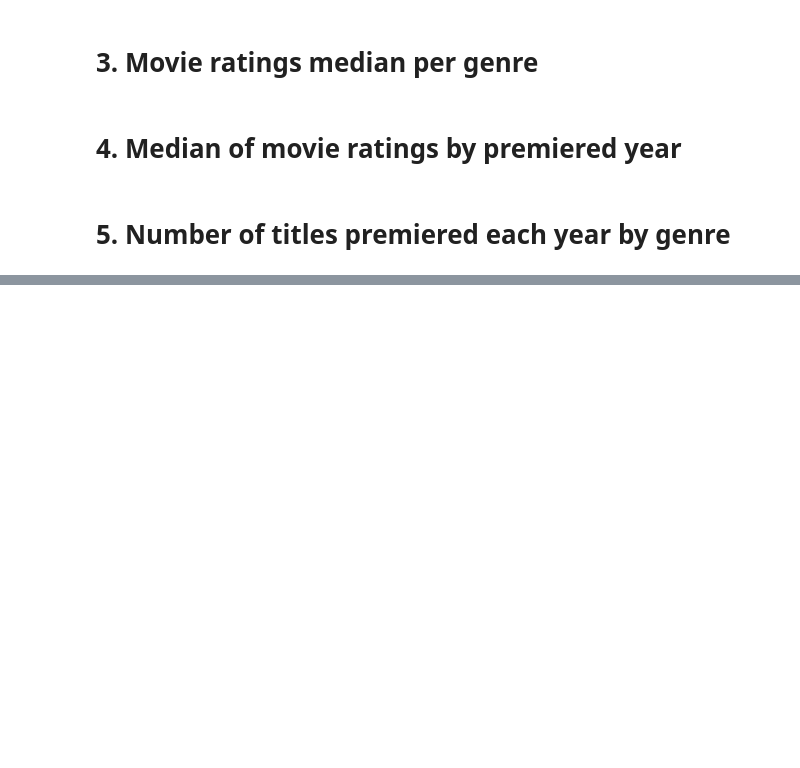
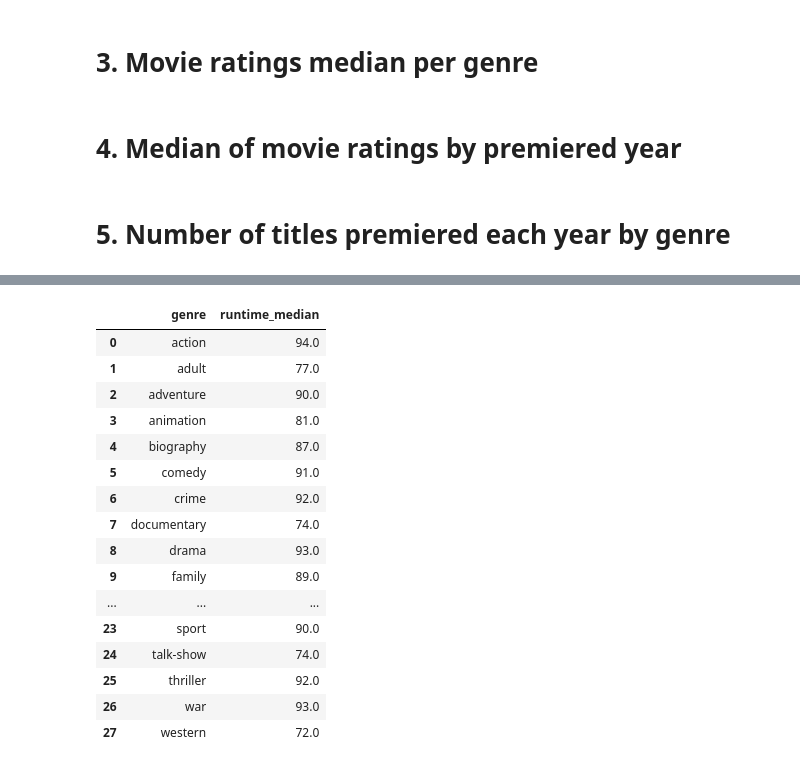
Before and after one commit to Mr0l3/imdb-data-analysis, a Jupyter notebook: IMDB-analysis.ipynb, the cells around one changed output, grey strips where cells are left out. Saved outputs shown, nothing was run; the diff lists cells and outputs as text; code cells hidden in the pictures; blank space fills up the shorter version.

```diff
--- a/IMDB-analysis.ipynb
+++ b/IMDB-analysis.ipynb
@@ -218,10 +218,8 @@ genre_ratings = genre_rating_median(genre_df['genre'], conn)
 genre_ratings
 # %%
 # Game Show, Talk Show, Reality TV and News aren't movie genres, so lets remove them
+def rm_non_movie_genres(df: pd.DataFrame, column: str = 'genre', genres_to_rm: list = ['game-show', 'talk-show', 'news', 'reality-tv']) -> pd.DataFrame:
+    for genre in genres_to_rm:
+        df = df[df[column] != genre]
 
-for genre in ['game-show', 'talk-show', 'news', 'reality-tv']:
-    genre_ratings.pop(genre)
-    genre_df = genre_df[genre_df.genre != genre]
-
-display(genre_df)
-genre_ratings
+    return df
@@ -336,0 +341,7 @@ plt.show()
+# %%
+# Retrive unique genres
+query = 'SELECT genres FROM titles WHERE type = "movie" AND premiered <= 2022'
+df = pd.read_sql_query(query, conn)
+
+df = df_uniq_genres_abs_freq(df, 'genres', abs_freq=False)
+df
@@ -336,0 +393,22 @@ plt.show()
+# %%
+# Final df with runtime medians and genres
+rtm_median = pd.DataFrame(data=zip(df['genre'], genre_rtm_median), columns=['genre', 'runtime_median'])
+rtm_median
+# %% [output]
+|  | genre | runtime_median |
+| 0 | action | 94.0 |
+| 1 | adult | 77.0 |
+| 2 | adventure | 90.0 |
+| 3 | animation | 81.0 |
+| 4 | biography | 87.0 |
+| 5 | comedy | 91.0 |
+| 6 | crime | 92.0 |
+| 7 | documentary | 74.0 |
+| 8 | drama | 93.0 |
+| 9 | family | 89.0 |
+| ... | ... | ... |
+| 23 | sport | 90.0 |
+| 24 | talk-show | 74.0 |
+| 25 | thriller | 92.0 |
+| 26 | war | 93.0 |
+| 27 | western | 72.0 |
```
Also changed, not shown: parts of 8 cells of this notebook, 2 other files.
